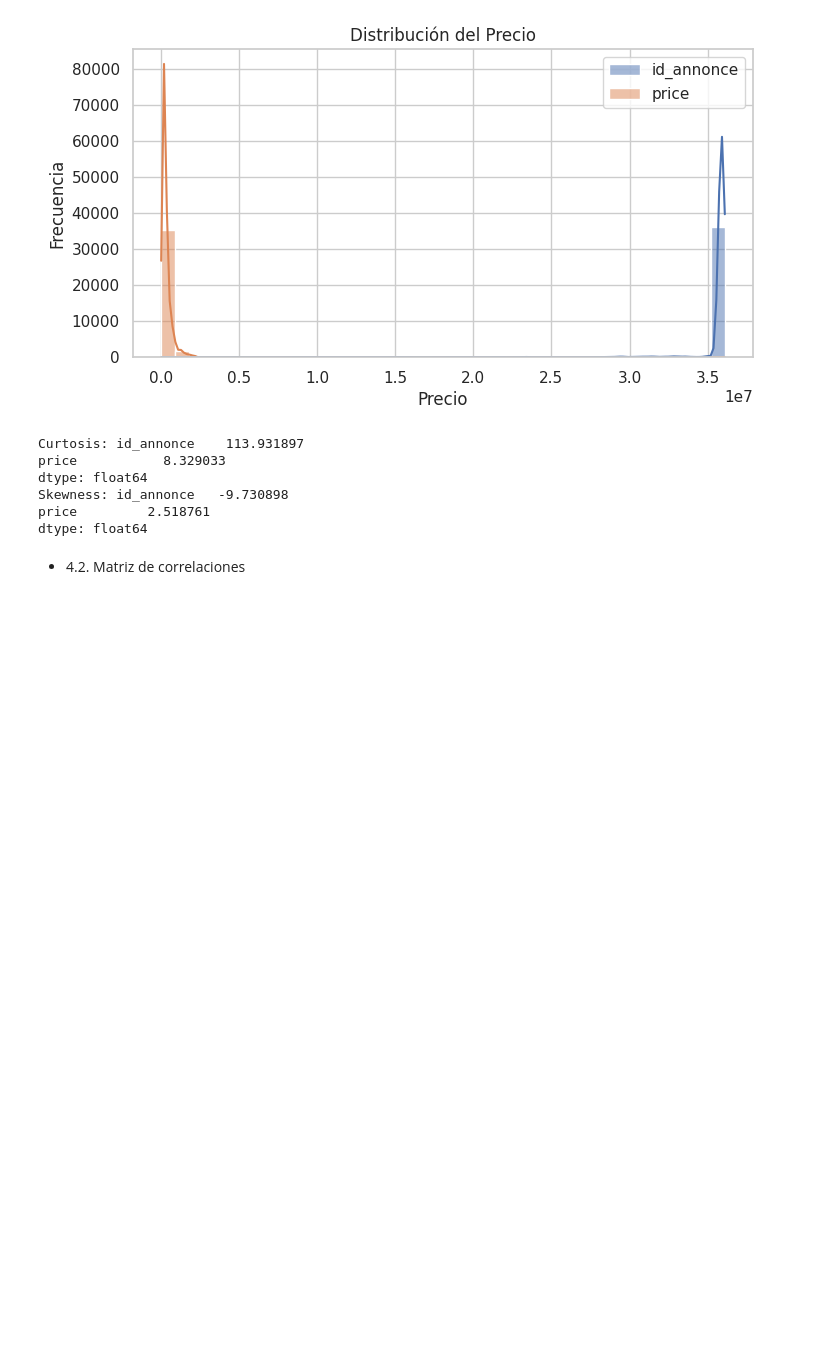
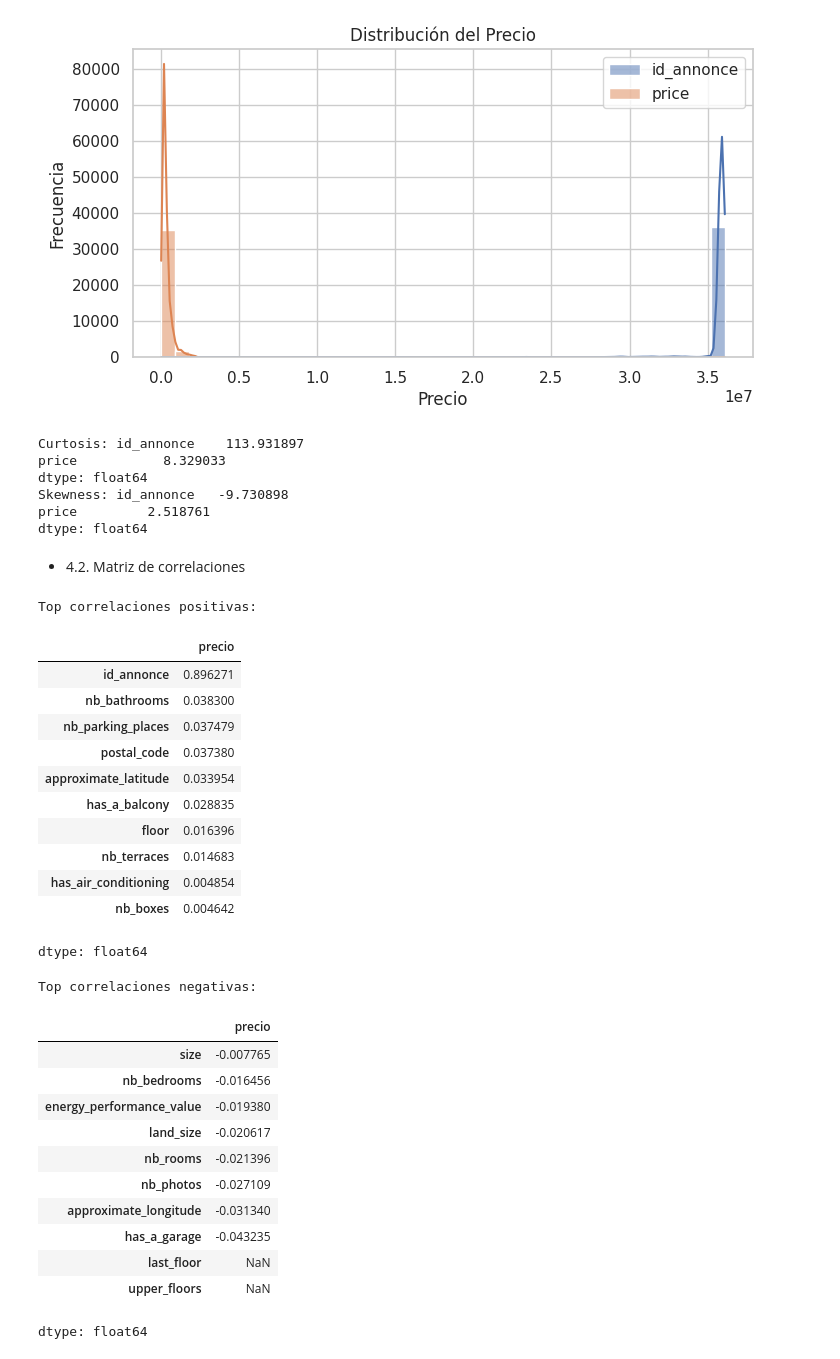
Before and after one commit to dev-ago-uy/ExamenM-duloII.DM, a Jupyter notebook: ExamenMóduloII_DM.ipynb, the cells around one changed output. Cells and saved outputs as stored; diff of their text form; code cells hidden in the pictures; blank space fills up the shorter version.

```diff
--- a/ExamenMóduloII_DM.ipynb
+++ b/ExamenMóduloII_DM.ipynb
@@ -195,17 +195,53 @@ dtype: float64
 # %% [markdown]
 * 4.2. Matriz de correlaciones
 # %%
-# -----------------------------
-# 🔗 Correlación con el target
-# -----------------------------
-# Unimos X con y temporalmente para correlacionar
+# Asegurarse de que y sea una Serie (1D)
+if isinstance(y, pd.DataFrame):
+    y = y.iloc[:, 0]
+
+# Unimos X con y temporalmente
 df_corr = X_imputed.copy()
 df_corr["precio"] = y
 
-# Calcular correlaciones
-corr_matrix = df_corr.corr()
+# Filtrar solo columnas numéricas
+df_corr_numeric = df_corr.select_dtypes(include=[np.number])
 
-# Correlaciones más fuertes con el precio
+# Calcular matriz de correlaciones
+corr_matrix = df_corr_numeric.corr()
+
+# Correlaciones con el precio
 correlaciones_target = corr_matrix["precio"].drop("precio").sort_values(ascending=False)
-display(correlaciones_target.head(10))  # Top positivas
-display(correlaciones_target.tail(10))  # Top negativas
+
+# Mostrar
+print("Top correlaciones positivas:")
+display(correlaciones_target.head(10))
+
+print("Top correlaciones negativas:")
+display(correlaciones_target.tail(10))
+# %% [output]
+Top correlaciones positivas:
+|  | precio |
+| id_annonce | 0.896271 |
+| nb_bathrooms | 0.038300 |
+| nb_parking_places | 0.037479 |
+| postal_code | 0.037380 |
+| approximate_latitude | 0.033954 |
+| has_a_balcony | 0.028835 |
+| floor | 0.016396 |
+| nb_terraces | 0.014683 |
+| has_air_conditioning | 0.004854 |
+| nb_boxes | 0.004642 |
+dtype: float64
+Top correlaciones negativas:
+|  | precio |
+| size | -0.007765 |
+| nb_bedrooms | -0.016456 |
+| energy_performance_value | -0.019380 |
+| land_size | -0.020617 |
+| nb_rooms | -0.021396 |
+| nb_photos | -0.027109 |
+| approximate_longitude | -0.031340 |
+| has_a_garage | -0.043235 |
+| last_floor | NaN |
+| upper_floors | NaN |
+dtype: float64
```
Also changed, not shown: parts of 12 cells of this notebook.
